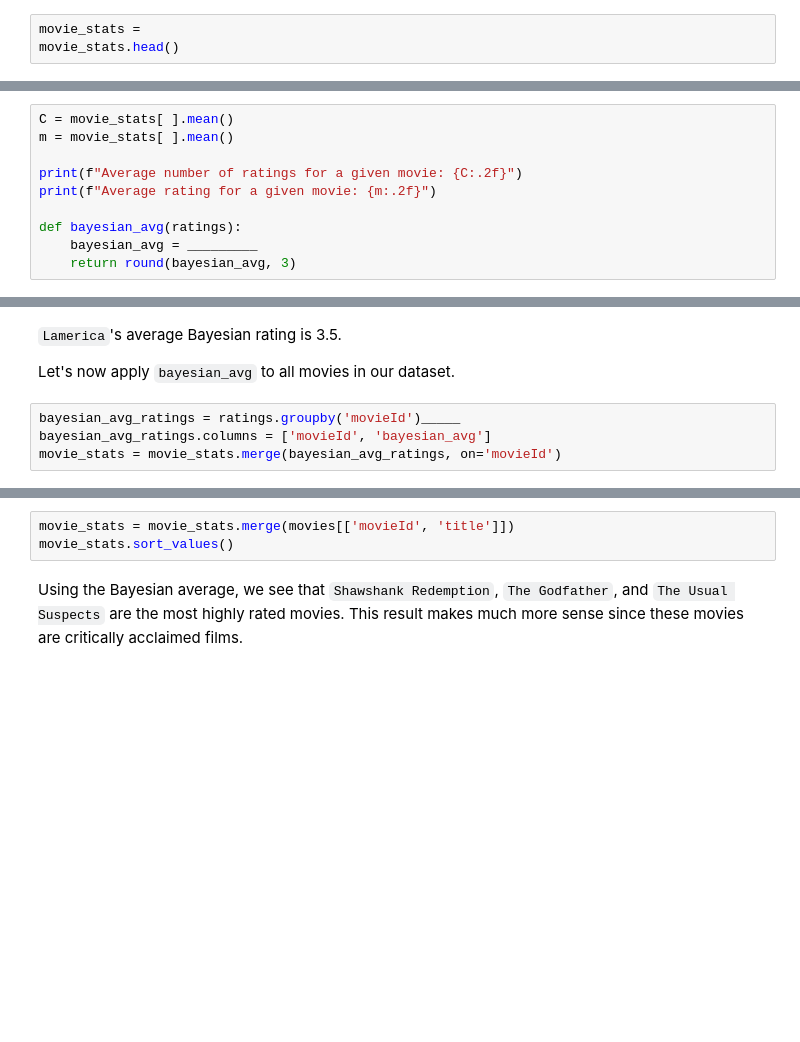
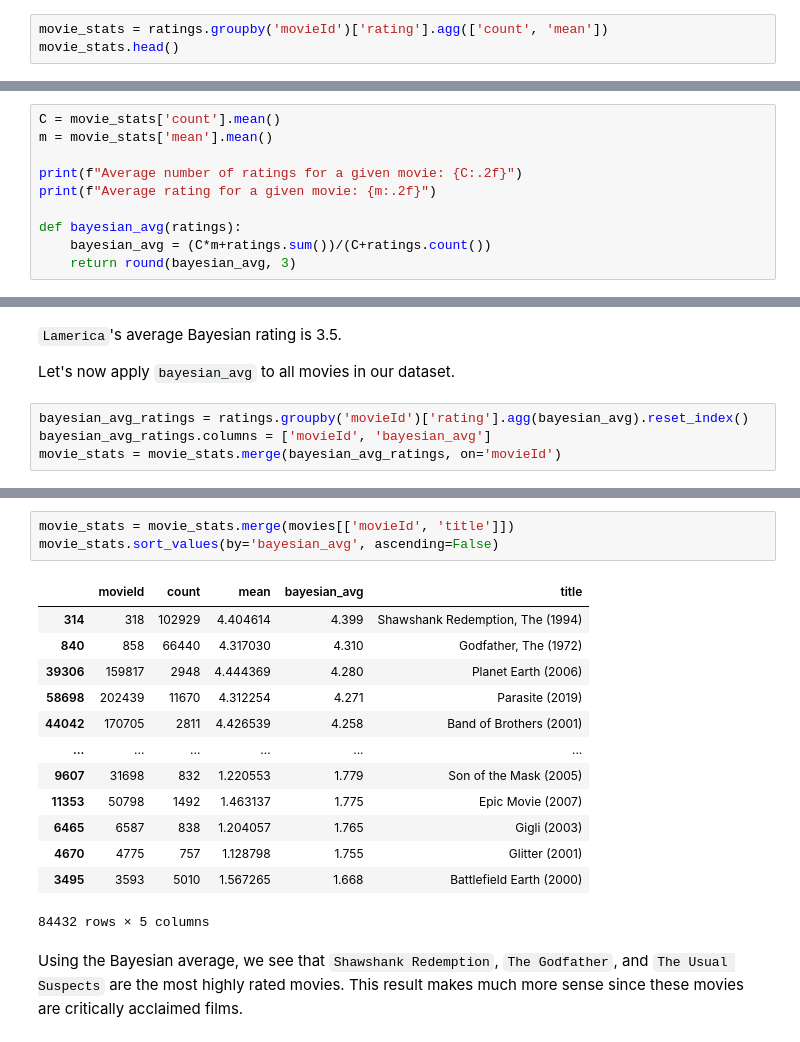
Before and after one commit to iulian-alexandru04/ML, a Jupyter notebook: collaborative_filtering.ipynb, the cells around one changed output, grey strips where cells are left out. Drawn from its saved outputs; the diff is of its cells as text; blank space fills up the shorter version.

```diff
--- a/collaborative_filtering.ipynb
+++ b/collaborative_filtering.ipynb
@@ -106,5 +141,5 @@ $r_{i} = \frac{C \times m + \Sigma{\text{reviews}}}{C+N}$
 
 where $C$ represents our confidence, $m$ represents our prior, and $N$ is the total number of reviews for movie $i$. In this case, our prior $m$ will be the average rating across all movies. By defintion, C represents "the typical data set size". Let's make $C$ be the average number of ratings for a given movie.
 # %%
-movie_stats =
+movie_stats = ratings.groupby('movieId')['rating'].agg(['count', 'mean'])
 movie_stats.head()
@@ -111,10 +154,10 @@ movie_stats.head()
 # %%
-C = movie_stats[ ].mean()
-m = movie_stats[ ].mean()
+C = movie_stats['count'].mean()
+m = movie_stats['mean'].mean()
 
 print(f"Average number of ratings for a given movie: {C:.2f}")
 print(f"Average rating for a given movie: {m:.2f}")
 
 def bayesian_avg(ratings):
-    bayesian_avg = _________
+    bayesian_avg = (C*m+ratings.sum())/(C+ratings.count())
     return round(bayesian_avg, 3)
@@ -128,6 +176,6 @@ bayesian_avg(lamerica)
 
 Let's now apply `bayesian_avg` to all movies in our dataset.
 # %%
-bayesian_avg_ratings = ratings.groupby('movieId')_____
+bayesian_avg_ratings = ratings.groupby('movieId')['rating'].agg(bayesian_avg).reset_index()
 bayesian_avg_ratings.columns = ['movieId', 'bayesian_avg']
 movie_stats = movie_stats.merge(bayesian_avg_ratings, on='movieId')
@@ -134,6 +191,20 @@ movie_stats = movie_stats.merge(bayesian_avg_ratings, on='movieId')
 # %%
 movie_stats = movie_stats.merge(movies[['movieId', 'title']])
-movie_stats.sort_values()
+movie_stats.sort_values(by='bayesian_avg', ascending=False)
+# %% [output]
+|  | movieId | count | mean | bayesian_avg | title |
+| 314 | 318 | 102929 | 4.404614 | 4.399 | Shawshank Redemption, The (1994) |
+| 840 | 858 | 66440 | 4.317030 | 4.310 | Godfather, The (1972) |
+| 39306 | 159817 | 2948 | 4.444369 | 4.280 | Planet Earth (2006) |
+| 58698 | 202439 | 11670 | 4.312254 | 4.271 | Parasite (2019) |
+| 44042 | 170705 | 2811 | 4.426539 | 4.258 | Band of Brothers (2001) |
+| ... | ... | ... | ... | ... | ... |
+| 9607 | 31698 | 832 | 1.220553 | 1.779 | Son of the Mask (2005) |
+| 11353 | 50798 | 1492 | 1.463137 | 1.775 | Epic Movie (2007) |
+| 6465 | 6587 | 838 | 1.204057 | 1.765 | Gigli (2003) |
+| 4670 | 4775 | 757 | 1.128798 | 1.755 | Glitter (2001) |
+| 3495 | 3593 | 5010 | 1.567265 | 1.668 | Battlefield Earth (2000) |
+84432 rows × 5 columns
 # %% [markdown]
 Using the Bayesian average, we see that `Shawshank Redemption`, `The Godfather`, and `The Usual Suspects` are the most highly rated movies. This result makes much more sense since these movies are critically acclaimed films.
 # %%
```
Also changed, not shown: parts of 44 cells of this notebook.
